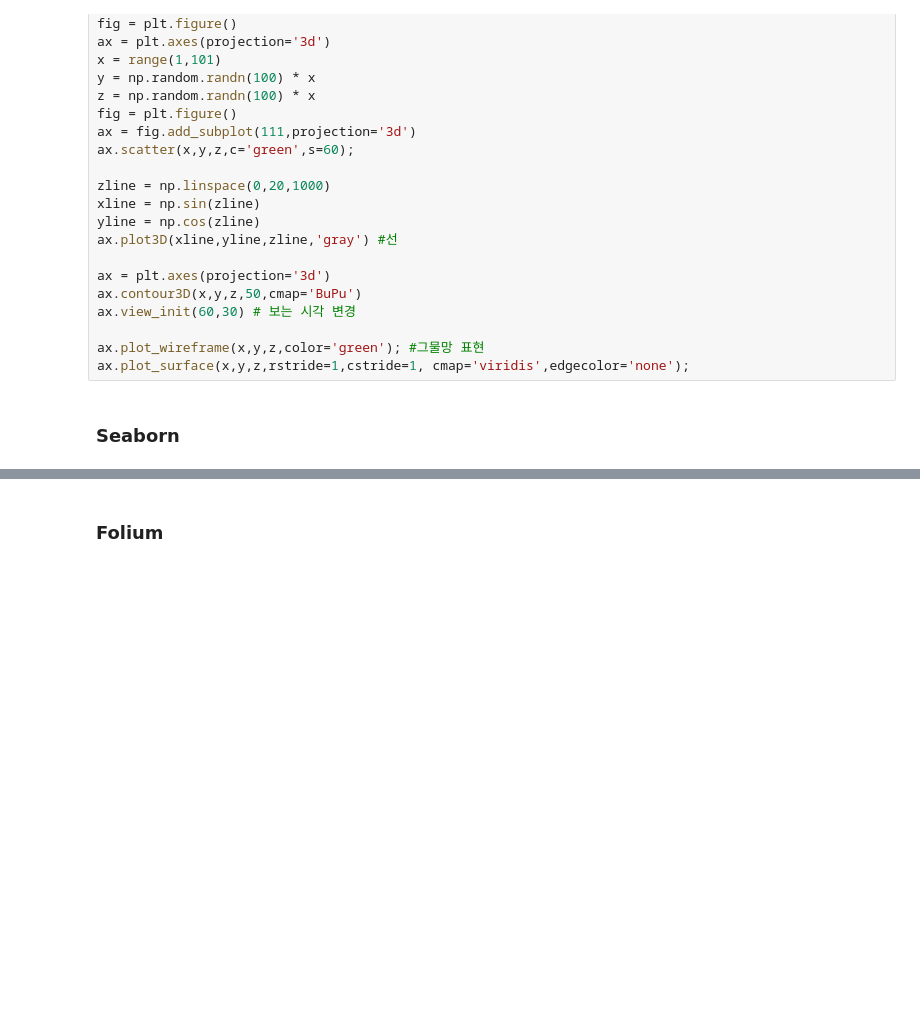
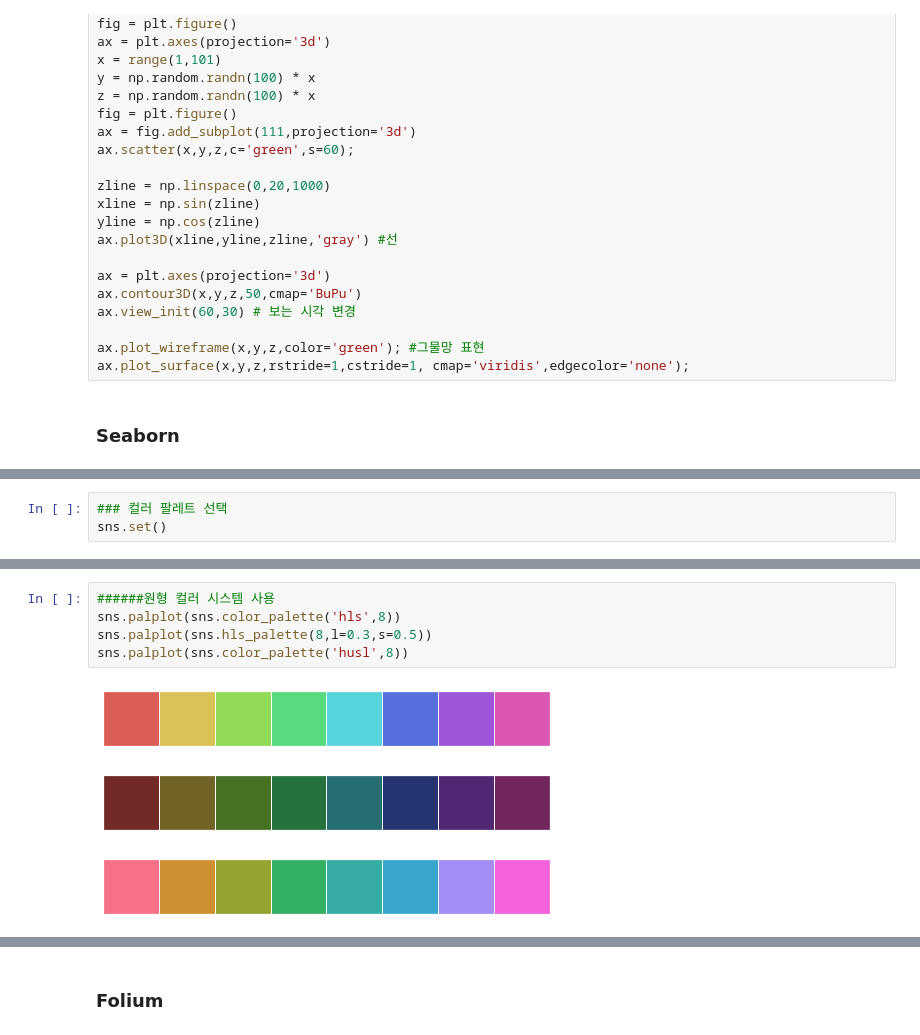
Before and after one commit to eastk1te/P.T, a Jupyter notebook: Python.ipynb, the cells around one changed output, grey strips where cells are left out. Drawn from its saved outputs; the diff is of its cells as text; blank space fills up the shorter version.

```diff
--- a/Python.ipynb
+++ b/Python.ipynb
@@ -1677,0 +1678,3 @@ sns.palplot(current_palette) #질적 색상 팔레트
+# %%
+### 컬러 팔레트 선택
+sns.set()
@@ -1677,0 +1687,9 @@ sns.palplot(current_palette) #질적 색상 팔레트
+# %%
+######원형 컬러 시스템 사용
+sns.palplot(sns.color_palette('hls',8))
+sns.palplot(sns.hls_palette(8,l=0.3,s=0.5))
+sns.palplot(sns.color_palette('husl',8))
+# %% [output]
+[figure, added]
+[figure, added]
+[figure, added]
```
Also changed, not shown: parts of 23 cells of this notebook.
